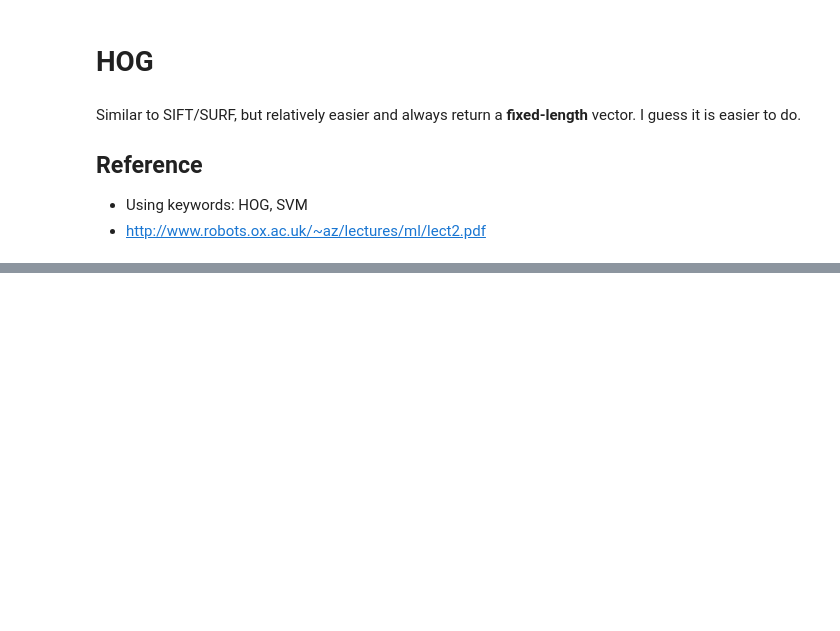
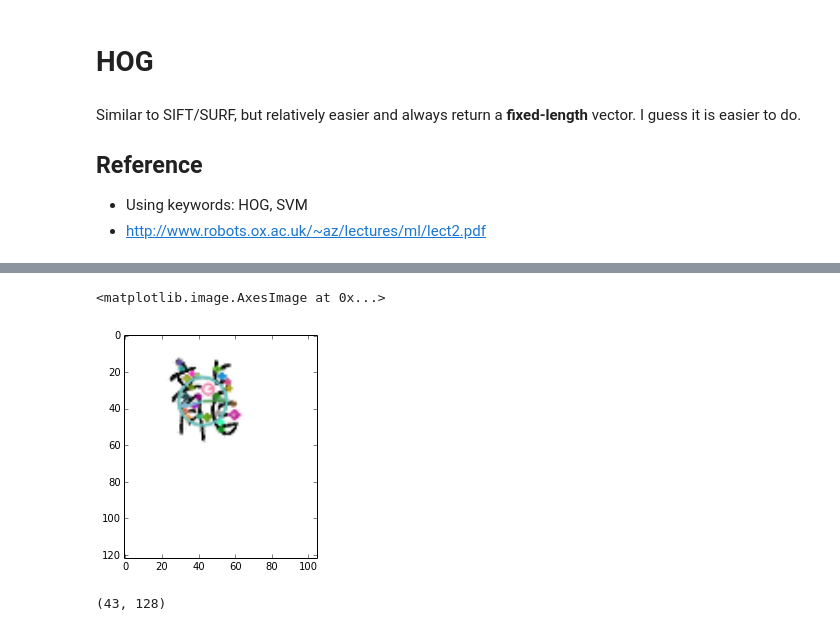
Before and after one commit to Rotceh/2013-ML-TeamProject, a Jupyter notebook: sift_opencv.ipynb, the cells around one changed output, grey strips where cells are left out. Saved outputs shown, nothing was run; the diff lists cells and outputs as text; code cells hidden in the pictures; blank space fills up the shorter version.

Commit message:
some try on sift, follow examples

```diff
--- a/sift_opencv.ipynb
+++ b/sift_opencv.ipynb
@@ -58,0 +123,13 @@ Similar to SIFT/SURF, but relatively easier and always return a **fixed-length**
+# %%
+sift = cv2.SIFT()
+kp = sift.detect(wd_template, None)
+# %%
+wd = cv2.cvtColor(wd_template, cv2.COLOR_GRAY2BGR)
+img = cv2.drawKeypoints(
+    wd, kp,
+    flags=cv2.DRAW_MATCHES_FLAGS_DRAW_RICH_KEYPOINTS
+)
+pl.imshow(img, aspect="equal")
+# %% [output]
+<matplotlib.image.AxesImage at 0x...>
+[figure, added]
@@ -58,0 +138,4 @@ Similar to SIFT/SURF, but relatively easier and always return a **fixed-length**
+# %%
+desc.shape
+# %% [output]
+(43, 128)
```
Also changed, not shown: parts of 16 cells of this notebook.
